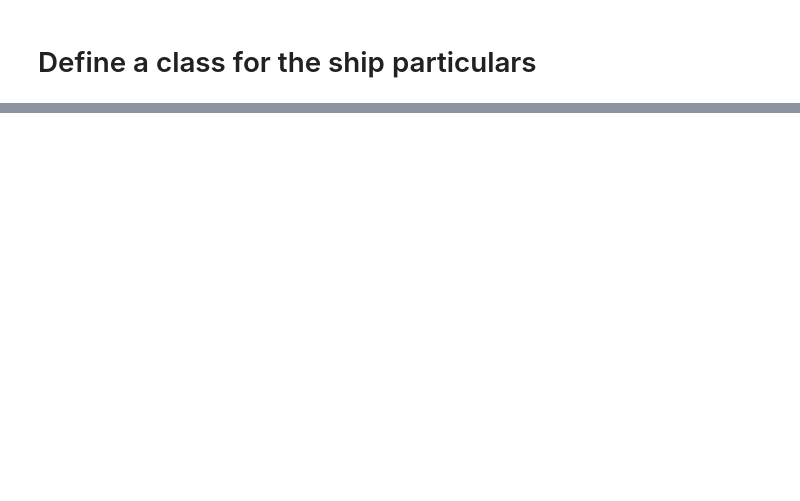
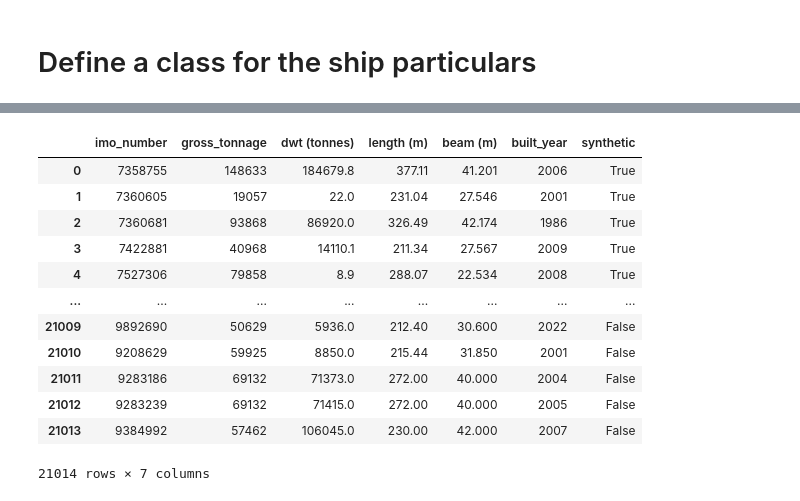
Before and after one commit to vasileiosvyzas/maritime-emissions-analysis-platform, a Jupyter notebook: notebooks/ship_technical_data_processor.ipynb, the cells around one changed output, grey strips where cells are left out. Cells and saved outputs as stored; diff of their text form; code cells hidden in the pictures; blank space fills up the shorter version.

```diff
--- a/notebooks/ship_technical_data_processor.ipynb
+++ b/notebooks/ship_technical_data_processor.ipynb
@@ -242,0 +318,2 @@ synthetic_data.head()
+# %%
+synthetic_data.drop(['IMO_number'], axis=1, inplace=True)
@@ -242,0 +355,18 @@ synthetic_data.head()
+# %%
+ship_specs_final = pd.concat([synthetic_data, full_data], ignore_index=True).reset_index(drop=True)
+# %%
+ship_specs_final
+# %% [output]
+|  | imo_number | gross_tonnage | dwt (tonnes) | length (m) | beam (m) | built_year | synthetic |
+| 0 | 7358755 | 148633 | 184679.8 | 377.11 | 41.201 | 2006 | True |
+| 1 | 7360605 | 19057 | 22.0 | 231.04 | 27.546 | 2001 | True |
+| 2 | 7360681 | 93868 | 86920.0 | 326.49 | 42.174 | 1986 | True |
+| 3 | 7422881 | 40968 | 14110.1 | 211.34 | 27.567 | 2009 | True |
+| 4 | 7527306 | 79858 | 8.9 | 288.07 | 22.534 | 2008 | True |
+| ... | ... | ... | ... | ... | ... | ... | ... |
+| 21009 | 9892690 | 50629 | 5936.0 | 212.40 | 30.600 | 2022 | False |
+| 21010 | 9208629 | 59925 | 8850.0 | 215.44 | 31.850 | 2001 | False |
+| 21011 | 9283186 | 69132 | 71373.0 | 272.00 | 40.000 | 2004 | False |
+| 21012 | 9283239 | 69132 | 71415.0 | 272.00 | 40.000 | 2005 | False |
+| 21013 | 9384992 | 57462 | 106045.0 | 230.00 | 42.000 | 2007 | False |
+21014 rows × 7 columns
```
Also changed, not shown: parts of 39 cells of this notebook.
